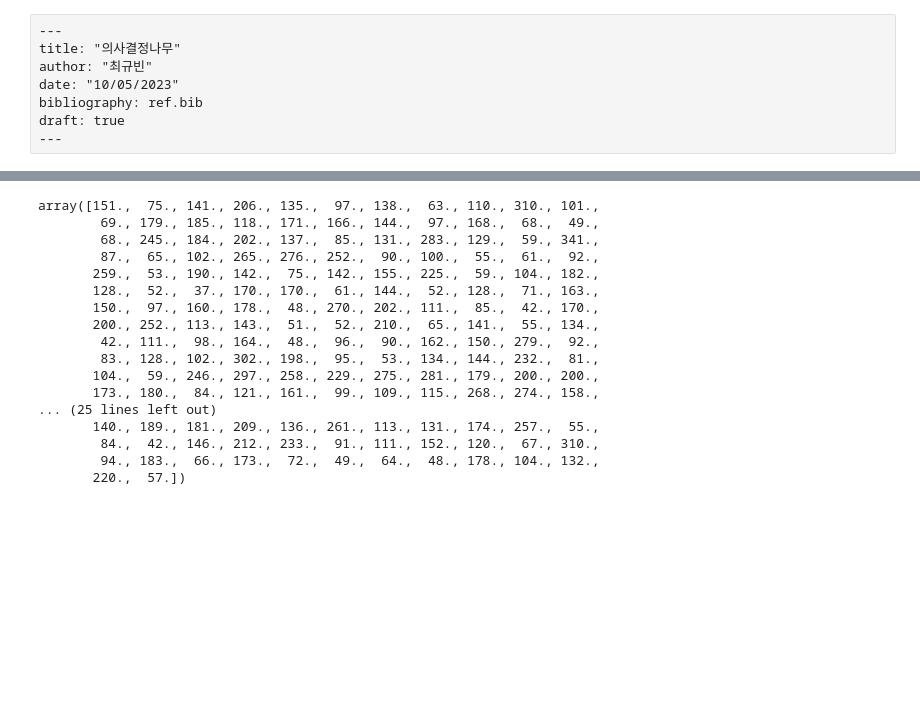
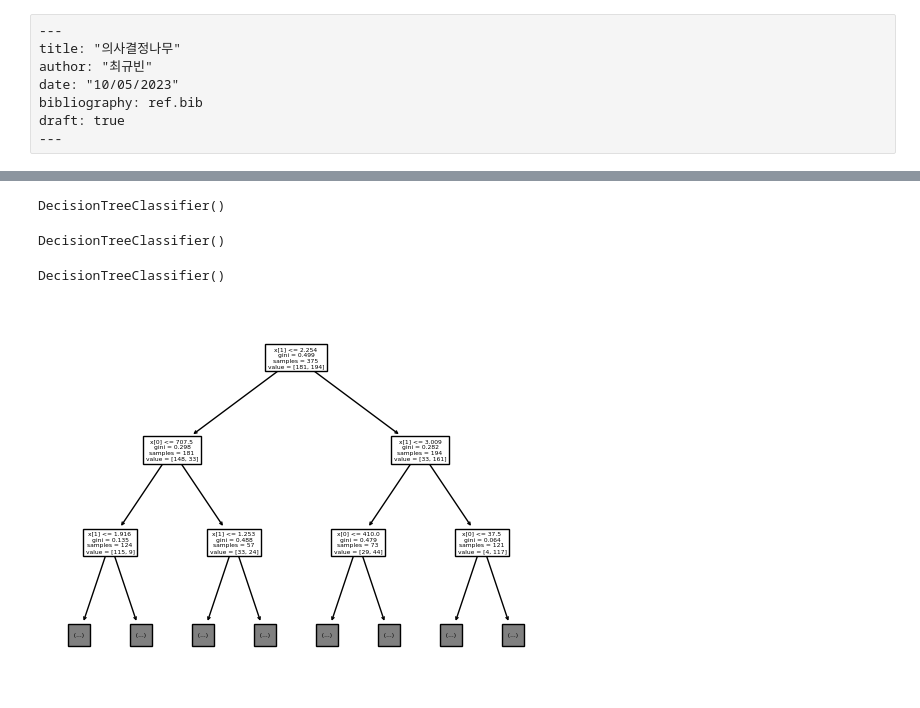
Before and after one commit to guebin/MP2023, a Jupyter notebook: posts/의사결정나무.ipynb, the cells around one changed output, grey strips where cells are left out. Cells and saved outputs as stored; diff of their text form; code cells hidden in the pictures; blank space fills up the shorter version.

```diff
--- a/posts/의사결정나무.ipynb
+++ b/posts/의사결정나무.ipynb
@@ -15,20 +29,15 @@ pd.
+# %%
+X, XX, y, yy = sklearn.model_selection.train_test_split(df.drop('employment',axis=1),df[['employment']],random_state=42)
 # %%
-sklearn.tree.DecisionTreeClassifier()
+predictr = sklearn.tree.DecisionTreeClassifier()
+predictr
 # %% [output]
-array([151.,  75., 141., 206., 135.,  97., 138.,  63., 110., 310., 101.,
-        69., 179., 185., 118., 171., 166., 144.,  97., 168.,  68.,  49.,
-        68., 245., 184., 202., 137.,  85., 131., 283., 129.,  59., 341.,
-        87.,  65., 102., 265., 276., 252.,  90., 100.,  55.,  61.,  92.,
-       259.,  53., 190., 142.,  75., 142., 155., 225.,  59., 104., 182.,
-       128.,  52.,  37., 170., 170.,  61., 144.,  52., 128.,  71., 163.,
-       150.,  97., 160., 178.,  48., 270., 202., 111.,  85.,  42., 170.,
-       200., 252., 113., 143.,  51.,  52., 210.,  65., 141.,  55., 134.,
-        42., 111.,  98., 164.,  48.,  96.,  90., 162., 150., 279.,  92.,
-        83., 128., 102., 302., 198.,  95.,  53., 134., 144., 232.,  81.,
-       104.,  59., 246., 297., 258., 229., 275., 281., 179., 200., 200.,
-       173., 180.,  84., 121., 161.,  99., 109., 115., 268., 274., 158.,
-... (25 lines left out)
-       140., 189., 181., 209., 136., 261., 113., 131., 174., 257.,  55.,
-        84.,  42., 146., 212., 233.,  91., 111., 152., 120.,  67., 310.,
-        94., 183.,  66., 173.,  72.,  49.,  64.,  48., 178., 104., 132.,
-       220.,  57.])
+DecisionTreeClassifier()
+# %%
+predictr.fit(X,y)
+# %% [output]
+DecisionTreeClassifier()
+# %%
+predictr.fit(X,y)
+# %% [output]
+DecisionTreeClassifier()
@@ -34,0 +46,5 @@ array([151.,  75., 141., 206., 135.,  97., 138.,  63., 110., 310., 101.,
+# %%
+sklearn.tree.plot_tree(predictr, max_depth=2)
+fig = plt.gcf()
+# %% [output]
+[figure, added]
```
Also changed, not shown: parts of 7 cells of this notebook, 3 other files.
